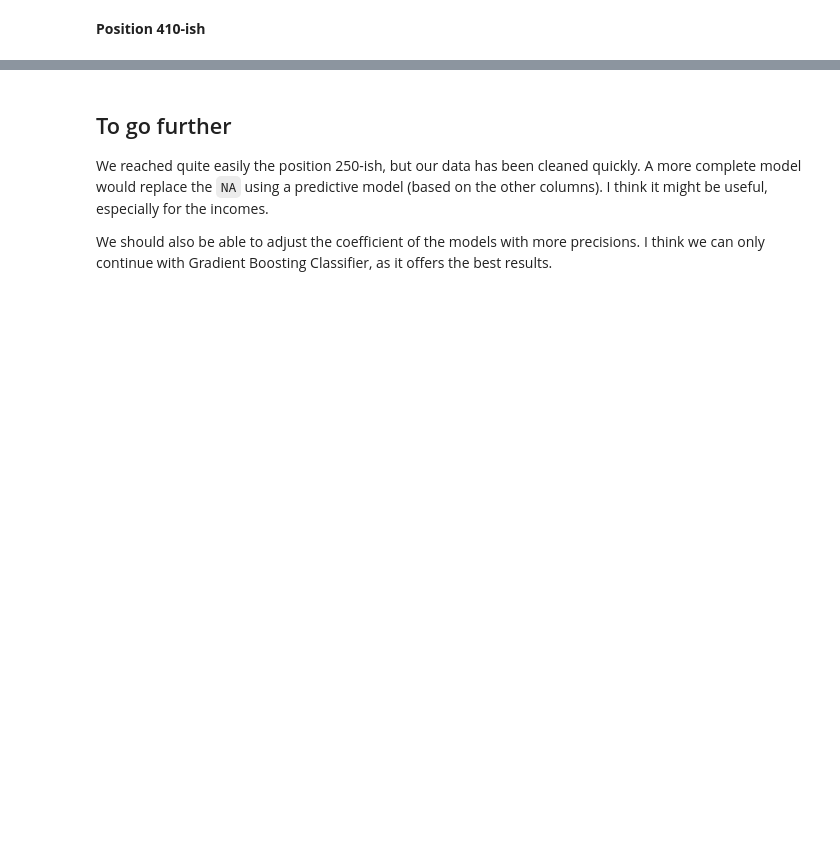
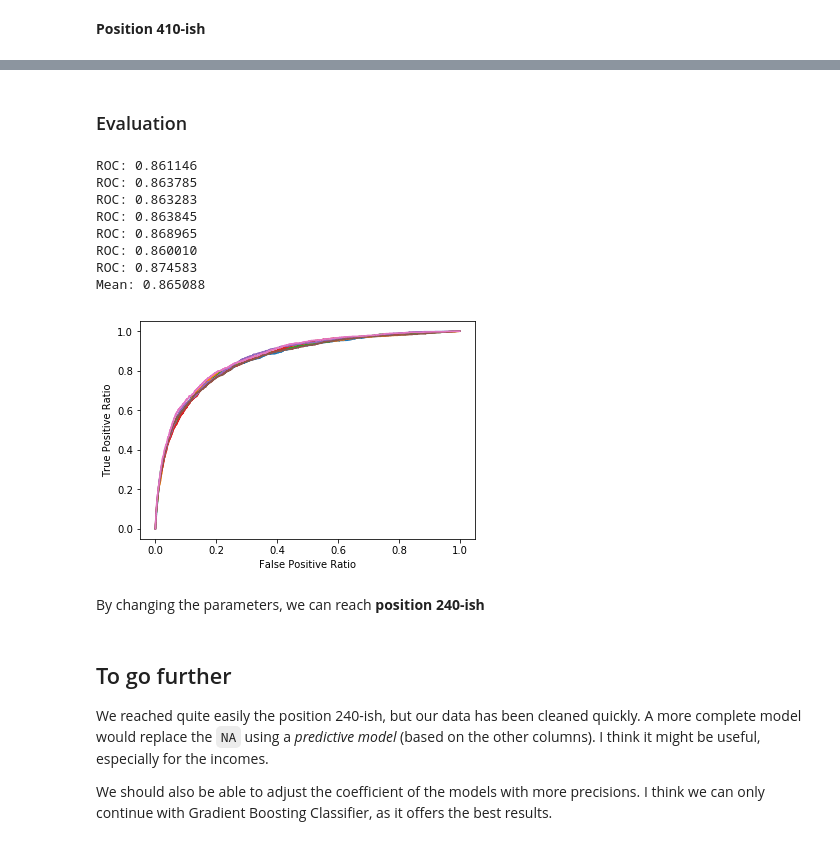
Before and after one commit to aeud/hb-kgl, a Jupyter notebook: jupyter/hb.ipynb, the cells around one changed output, grey strips where cells are left out. Saved outputs shown, nothing was run; the diff lists cells and outputs as text; code cells hidden in the pictures; blank space fills up the shorter version.

```diff
--- a/jupyter/hb.ipynb
+++ b/jupyter/hb.ipynb
@@ -603,6 +570,24 @@ print(cm)
+# %% [markdown]
+### Evaluation
+# %%
+eval_model(GradientBoostingClassifier(
+    n_estimators=270,
+), X, y)
+# %% [output]
+ROC: 0.861146
+ROC: 0.863785
+ROC: 0.863283
+ROC: 0.863845
+ROC: 0.868965
+ROC: 0.860010
+ROC: 0.874583
+Mean: 0.865088
+[figure, added]
+# %% [markdown]
+By changing the parameters, we can reach **position 240-ish**
 # %% [markdown]
 ## To go further
 
-We reached quite easily the position 250-ish, but our data has been cleaned quickly. A more complete model would replace the `NA` using a predictive model (based on the other columns). I think it might be useful, especially for the incomes.
+We reached quite easily the position 240-ish, but our data has been cleaned quickly. A more complete model would replace the `NA` using a *predictive model* (based on the other columns). I think it might be useful, especially for the incomes.
 
 We should also be able to adjust the coefficient of the models with more precisions. I think we can only continue with Gradient Boosting Classifier, as it offers the best results.
```
Also changed, not shown: parts of 22 cells of this notebook.
